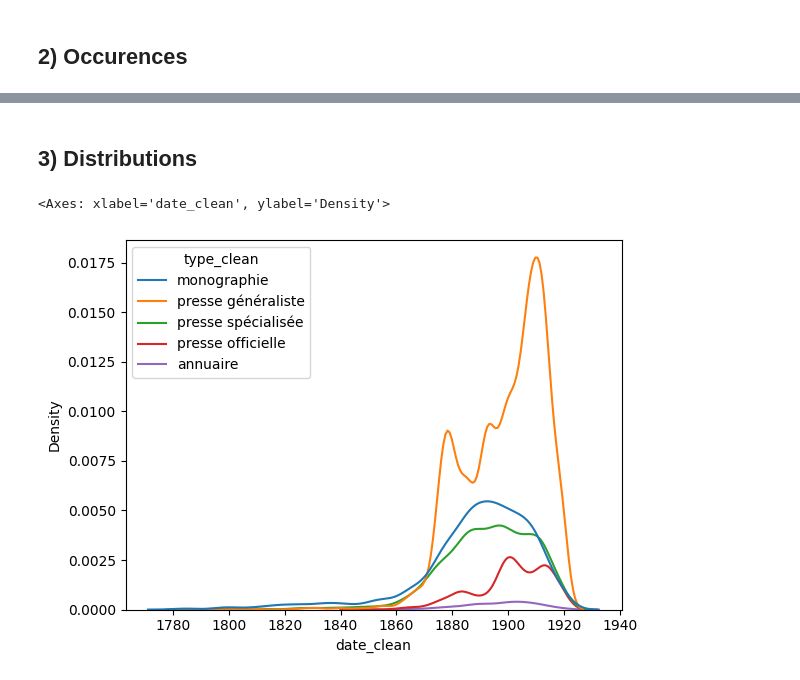
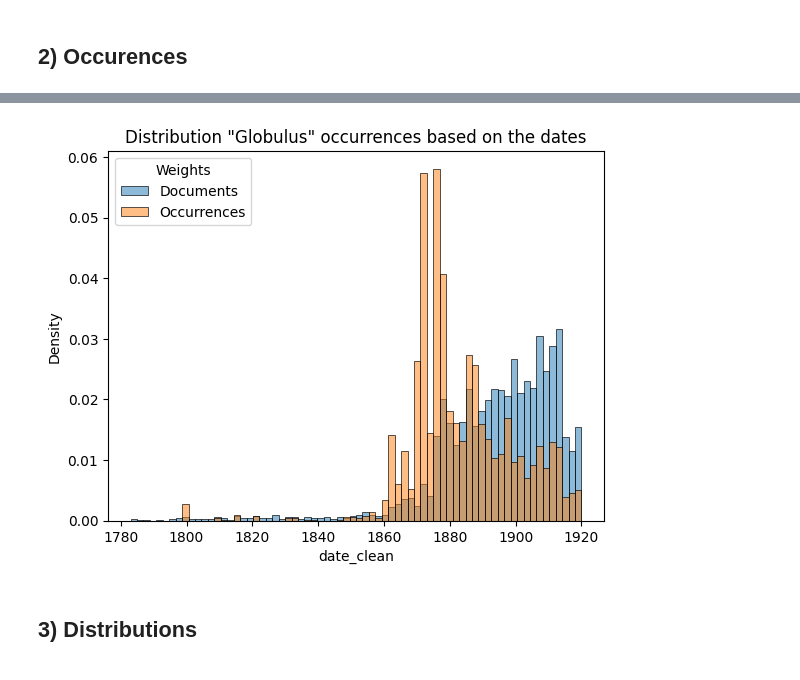
Before and after one commit to dh-epfl-students/lhst-the-ecology-of-eucalyptus, a Jupyter notebook: analysis/early_explo.ipynb, the cells around one changed output, grey strips where cells are left out. Drawn from its saved outputs; the diff is of its cells as text; code cells hidden in the pictures.

```diff
--- a/analysis/early_explo.ipynb
+++ b/analysis/early_explo.ipynb
@@ -210,0 +344,28 @@ df_downloaded.sort_values(by="occurences", ascending=False)[["occurences", "titl
+# %%
+#From Robin W. Doughty, "The Eucalyptus, A Natural and Commercial History of the Gum Tree", p.181-187
+dict_occurrences_type = {
+    "botryoides": [],
+    "camaldulensis": [],
+    "citriodora": [],
+    "deglupta": [],
+    "globulus": [],
+    "grandis": [],
+    "obliqua": [],
+    "regnans": [],
+    "saligna": [],
+    "tereticornis": [],
+    "urophylla": [],
+    "viminalis": []
+}
+# %%
+#TODO: modify "get_occurrences" in order to take a list of words and send a dict of the number of occurrences for each type
+for j, doc in enumerate(df_downloaded.index.to_list()):
+    docs_occurrences = get_occurrences(doc, target=list(dict_occurrences_type.keys()), ratio=80)
+    for i, key in enumerate(dict_occurrences_type.keys()):
+        dict_occurrences_type[key].append(docs_occurrences[i])
+
+    if j % 100 == 0:
+        print(f"{j} documents processed")
+
+for type in dict_occurrences_type.keys():
+    df_downloaded[f"occurences_{type}"] = dict_occurrences_type[type]
@@ -211,7 +421,10 @@ df_downloaded.sort_values(by="occurences", ascending=False)[["occurences", "titl
+# %%
+sns.histplot(df_downloaded, x="date_clean", bins=70, stat="density", label='Documents', alpha=0.5)
+sns.histplot(df_downloaded, x="date_clean", weights="occurences_globulus", bins=70, stat="density", label='Occurrences', alpha=0.5)
+plt.legend(title= "Weights", loc= "upper left")
+plt.title('Distribution "Globulus" occurrences based on the dates')
+plt.show()
+# %% [output]
+[figure, added]
 # %% [markdown]
 ## 3) Distributions
-# %%
-sns.kdeplot(df, x="date_clean", hue="type_clean")
-# %% [output]
-<Axes: xlabel='date_clean', ylabel='Density'>
-[figure, removed]
```
Also changed, not shown: parts of 55 cells of this notebook, 7 other files.
